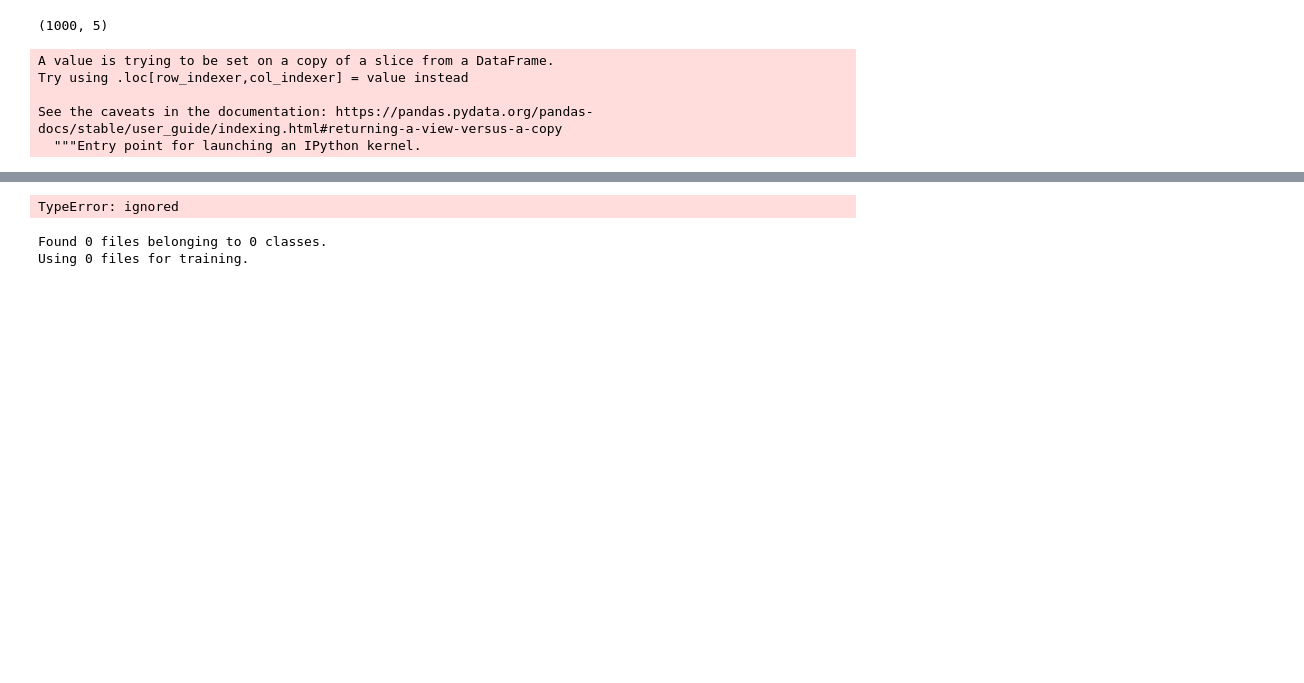
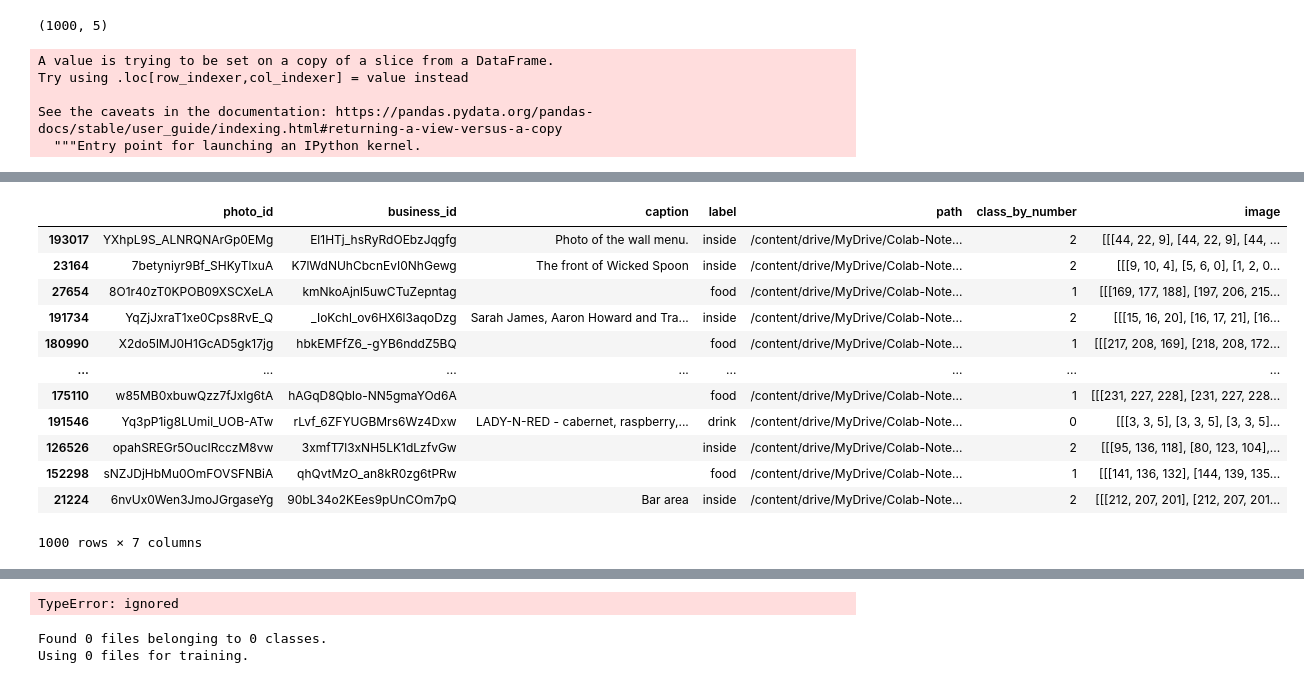
Before and after one commit to sathwikkes/Yelp-Image-Classification, a Jupyter notebook: data_wrangling.ipynb, the cells around one changed output, grey strips where cells are left out. Drawn from its saved outputs; the diff is of its cells as text; code cells hidden in the pictures; blank space fills up the shorter version.

```diff
--- a/data_wrangling.ipynb
+++ b/data_wrangling.ipynb
@@ -286,0 +259,2 @@ resize/scale image
+# %%
+df['image'] = df['path'].map(lambda x: np.asarray(Image.open(x)))
@@ -286,0 +304,18 @@ resize/scale image
+# %%
+from sklearn.utils import shuffle
+import random
+shuffle(df)
+# %% [output]
+|  | photo_id | business_id | caption | label | path | class_by_number | image |
+| 193017 | YXhpL9S_ALNRQNArGp0EMg | El1HTj_hsRyRdOEbzJqgfg | Photo of the wall menu. | inside | /content/drive/MyDrive/Colab-Note... | 2 | [[[44, 22, 9], [44, 22, 9], [44, ... |
+| 23164 | 7betyniyr9Bf_SHKyTlxuA | K7lWdNUhCbcnEvI0NhGewg | The front of Wicked Spoon | inside | /content/drive/MyDrive/Colab-Note... | 2 | [[[9, 10, 4], [5, 6, 0], [1, 2, 0... |
+| 27654 | 8O1r40zT0KPOB09XSCXeLA | kmNkoAjnl5uwCTuZepntag |  | food | /content/drive/MyDrive/Colab-Note... | 1 | [[[169, 177, 188], [197, 206, 215... |
+| 191734 | YqZjJxraT1xe0Cps8RvE_Q | _IoKchl_ov6HX6l3aqoDzg | Sarah James, Aaron Howard and Tra... | inside | /content/drive/MyDrive/Colab-Note... | 2 | [[[15, 16, 20], [16, 17, 21], [16... |
+| 180990 | X2do5lMJ0H1GcAD5gk17jg | hbkEMFfZ6_-gYB6nddZ5BQ |  | food | /content/drive/MyDrive/Colab-Note... | 1 | [[[217, 208, 169], [218, 208, 172... |
+| ... | ... | ... | ... | ... | ... | ... | ... |
+| 175110 | w85MB0xbuwQzz7fJxlg6tA | hAGqD8Qblo-NN5gmaYOd6A |  | food | /content/drive/MyDrive/Colab-Note... | 1 | [[[231, 227, 228], [231, 227, 228... |
+| 191546 | Yq3pP1ig8LUmil_UOB-ATw | rLvf_6ZFYUGBMrs6Wz4Dxw | LADY-N-RED - cabernet, raspberry,... | drink | /content/drive/MyDrive/Colab-Note... | 0 | [[[3, 3, 5], [3, 3, 5], [3, 3, 5]... |
+| 126526 | opahSREGr5OucIRcczM8vw | 3xmfT7l3xNH5LK1dLzfvGw |  | inside | /content/drive/MyDrive/Colab-Note... | 2 | [[[95, 136, 118], [80, 123, 104],... |
+| 152298 | sNZJDjHbMu0OmFOVSFNBiA | qhQvtMzO_an8kR0zg6tPRw |  | food | /content/drive/MyDrive/Colab-Note... | 1 | [[[141, 136, 132], [144, 139, 135... |
+| 21224 | 6nvUx0Wen3JmoJGrgaseYg | 90bL34o2KEes9pUnCOm7pQ | Bar area | inside | /content/drive/MyDrive/Colab-Note... | 2 | [[[212, 207, 201], [212, 207, 201... |
+1000 rows × 7 columns
```
Also changed, not shown: parts of 56 cells of this notebook.
